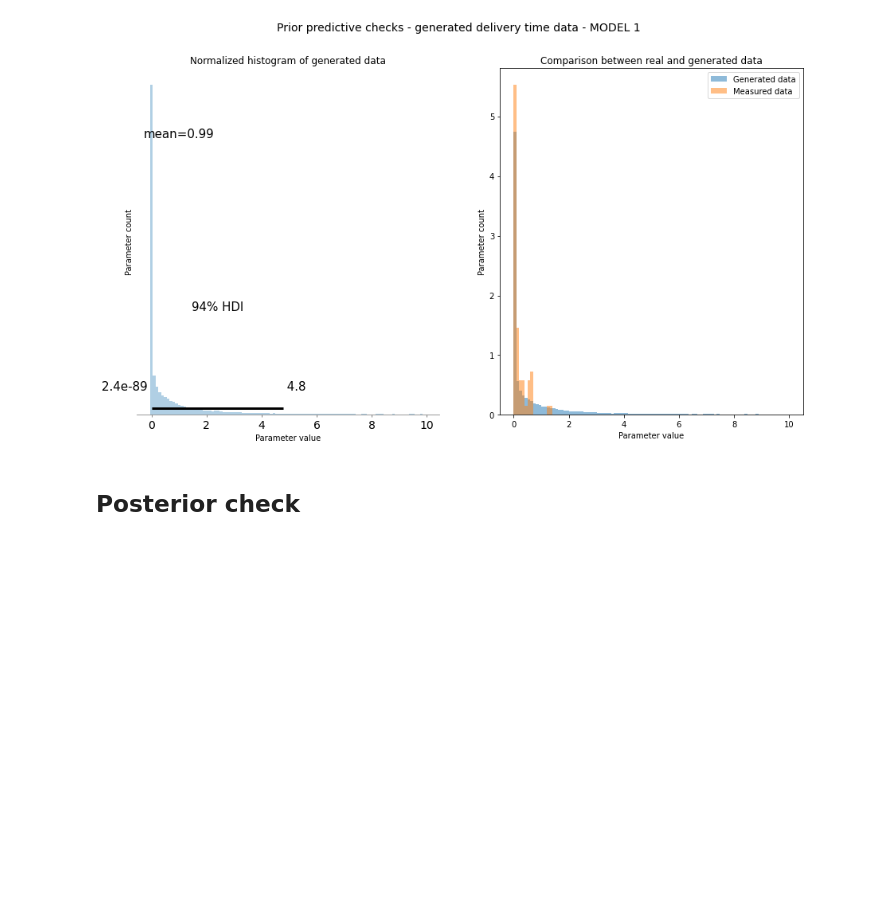
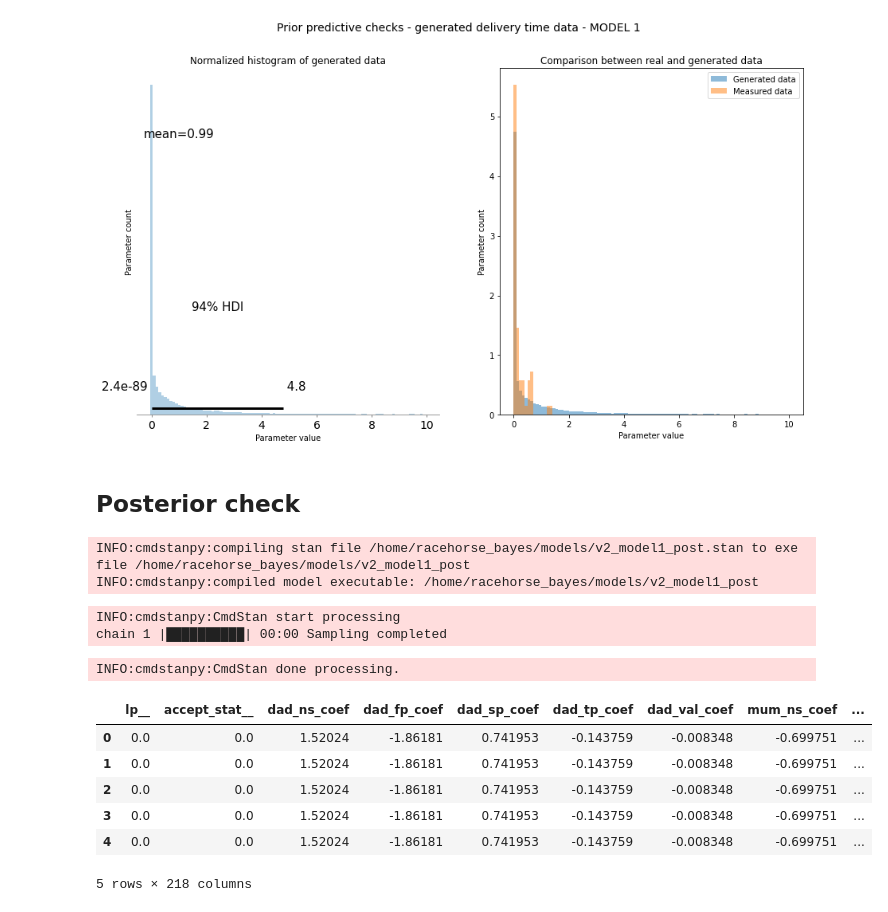
Before and after one commit to Motyleczek/racehorse_bayes, a Jupyter notebook: data_analysis_v2.ipynb, the cells around one changed output. Saved outputs shown, nothing was run; the diff lists cells and outputs as text; code cells hidden in the pictures; blank space fills up the shorter version.

```diff
--- a/data_analysis_v2.ipynb
+++ b/data_analysis_v2.ipynb
@@ -184,4 +184,44 @@ plt.show()
 # %% [markdown]
 ## Posterior check
 # %%
-model_posterior1 = model_ppc1=CmdStanModel(stan_file='models/v2_model1_fit.stan')
+model1_posterior = model_ppc1=CmdStanModel(stan_file='models/v2_model1_post.stan')
+# %% [output]
+INFO:cmdstanpy:compiling stan file /home/racehorse_bayes/models/v2_model1_post.stan to exe file /home/racehorse_bayes/models/v2_model1_post
+INFO:cmdstanpy:compiled model executable: /home/racehorse_bayes/models/v2_model1_post
+# %%
+data = { 'N': len(df_copy),
+        'output': df_copy.value_numeric,
+        'dad_val': df_copy.dad_value_numeric,
+        'dad_ns': df_copy.dad_num_of_starts,
+        'dad_fp': df_copy.dad_first_place,
+        'dad_sp': df_copy.dad_second_place,
+        'dad_tp': df_copy.dad_third_place,
+        'mum_val': df_copy.mum_value_numeric,
+        'mum_fp': df_copy.mum_first_place,
+        'mum_sp': df_copy.mum_second_place,
+        'mum_tp': df_copy.mum_third_place,
+        'mum_ns': df_copy.mum_num_of_starts
+         }
+
+sim_post1 = model1_posterior.sample(data=data,
+                        iter_sampling=1000,
+                        iter_warmup=0,
+                        chains=1,
+                        fixed_param=True,
+                        # show_console=True,
+                        seed=20230613)
+# %% [output]
+INFO:cmdstanpy:CmdStan start processing
+chain 1 |██████████| 00:00 Sampling completed
+INFO:cmdstanpy:CmdStan done processing.
+# %%
+sim_post1_df = sim_post1.draws_pd()
+sim_post1_df.head()
+# %% [output]
+|  | lp__ | accept_stat__ | dad_ns_coef | dad_fp_coef | dad_sp_coef | dad_tp_coef | dad_val_coef | mum_ns_coef | ... |
+| 0 | 0.0 | 0.0 | 1.52024 | -1.86181 | 0.741953 | -0.143759 | -0.008348 | -0.699751 | ... |
+| 1 | 0.0 | 0.0 | 1.52024 | -1.86181 | 0.741953 | -0.143759 | -0.008348 | -0.699751 | ... |
+| 2 | 0.0 | 0.0 | 1.52024 | -1.86181 | 0.741953 | -0.143759 | -0.008348 | -0.699751 | ... |
+| 3 | 0.0 | 0.0 | 1.52024 | -1.86181 | 0.741953 | -0.143759 | -0.008348 | -0.699751 | ... |
+| 4 | 0.0 | 0.0 | 1.52024 | -1.86181 | 0.741953 | -0.143759 | -0.008348 | -0.699751 | ... |
+5 rows × 218 columns
```
Also changed, not shown: parts of 10 cells of this notebook.
